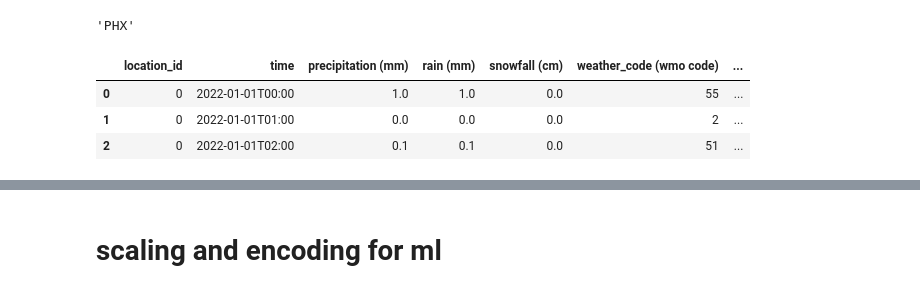
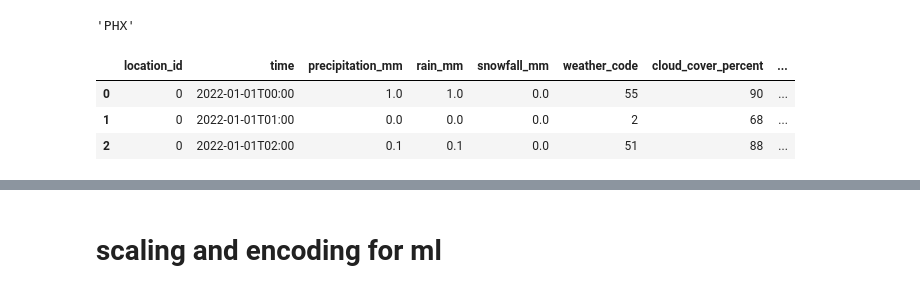
Before and after one commit to dbchristenson/timely-takeoff-model, a Jupyter notebook: src/intake_test.ipynb, the cells around one changed output, grey strips where cells are left out. Saved outputs shown, nothing was run; the diff lists cells and outputs as text; code cells hidden in the pictures.

```diff
--- a/src/intake_test.ipynb
+++ b/src/intake_test.ipynb
@@ -438,12 +417,26 @@ location_dict[0]
 # %%
 # create columns in w_2022_df and w_2022_loc_df called airport_code
 w_2022_df["airport_code"] = w_2022_df["location_id"].map(location_dict)
-w_2022_loc_df["airport_code"] = w_2022_loc_df["location_id"].map(location_dict)
+
+new_weather_cols = [
+    "location_id",
+    "time",
+    "precipitation_mm",
+    "rain_mm",
+    "snowfall_mm",
+    "weather_code",
+    "cloud_cover_percent",
+    "wind_speed_kmh",
+    "wind_direction_degrees",
+    "airport_code"
+]
+
+w_2022_df.columns = new_weather_cols
 
 # preview
 w_2022_df.head(3)
 # %% [output]
-|  | location_id | time | precipitation (mm) | rain (mm) | snowfall (cm) | weather_code (wmo code) | ... |
-| 0 | 0 | 2022-01-01T00:00 | 1.0 | 1.0 | 0.0 | 55 | ... |
-| 1 | 0 | 2022-01-01T01:00 | 0.0 | 0.0 | 0.0 | 2 | ... |
-| 2 | 0 | 2022-01-01T02:00 | 0.1 | 0.1 | 0.0 | 51 | ... |
+|  | location_id | time | precipitation_mm | rain_mm | snowfall_mm | weather_code | cloud_cover_percent | ... |
+| 0 | 0 | 2022-01-01T00:00 | 1.0 | 1.0 | 0.0 | 55 | 90 | ... |
+| 1 | 0 | 2022-01-01T01:00 | 0.0 | 0.0 | 0.0 | 2 | 68 | ... |
+| 2 | 0 | 2022-01-01T02:00 | 0.1 | 0.1 | 0.0 | 51 | 88 | ... |
```
Also changed, not shown: parts of 8 cells of this notebook, 2 other files.
